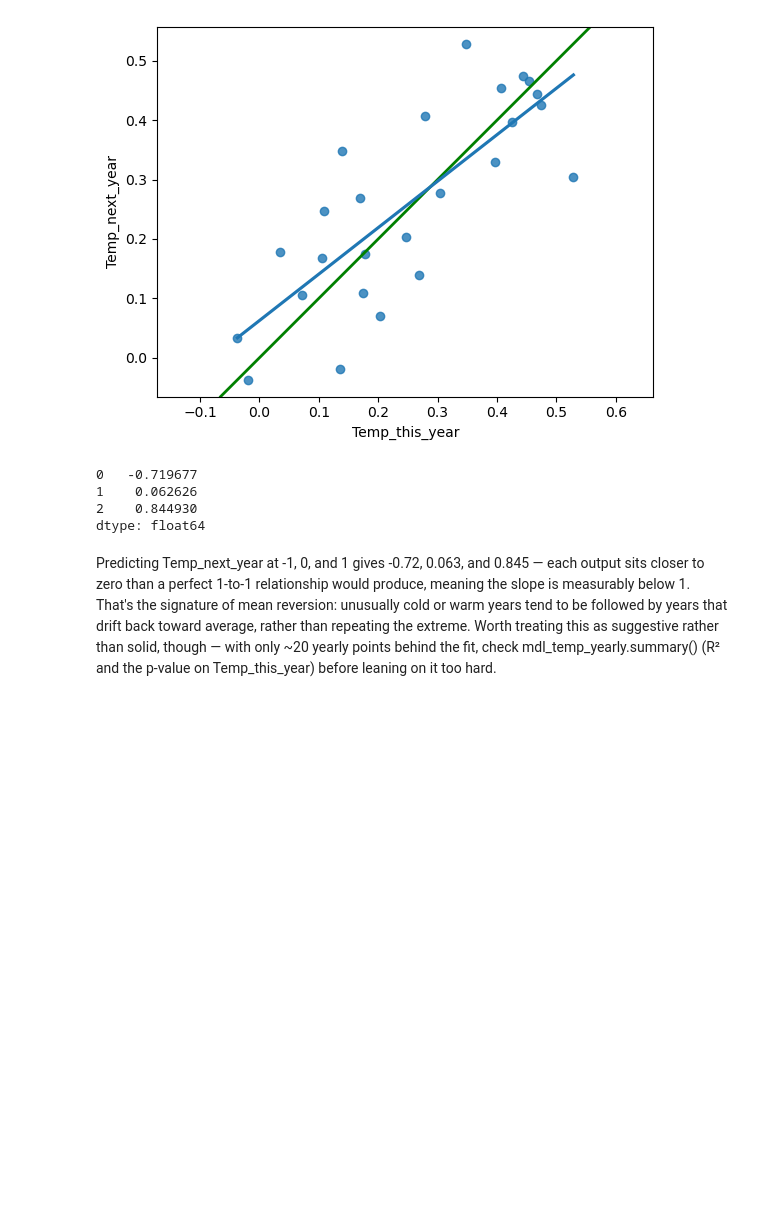
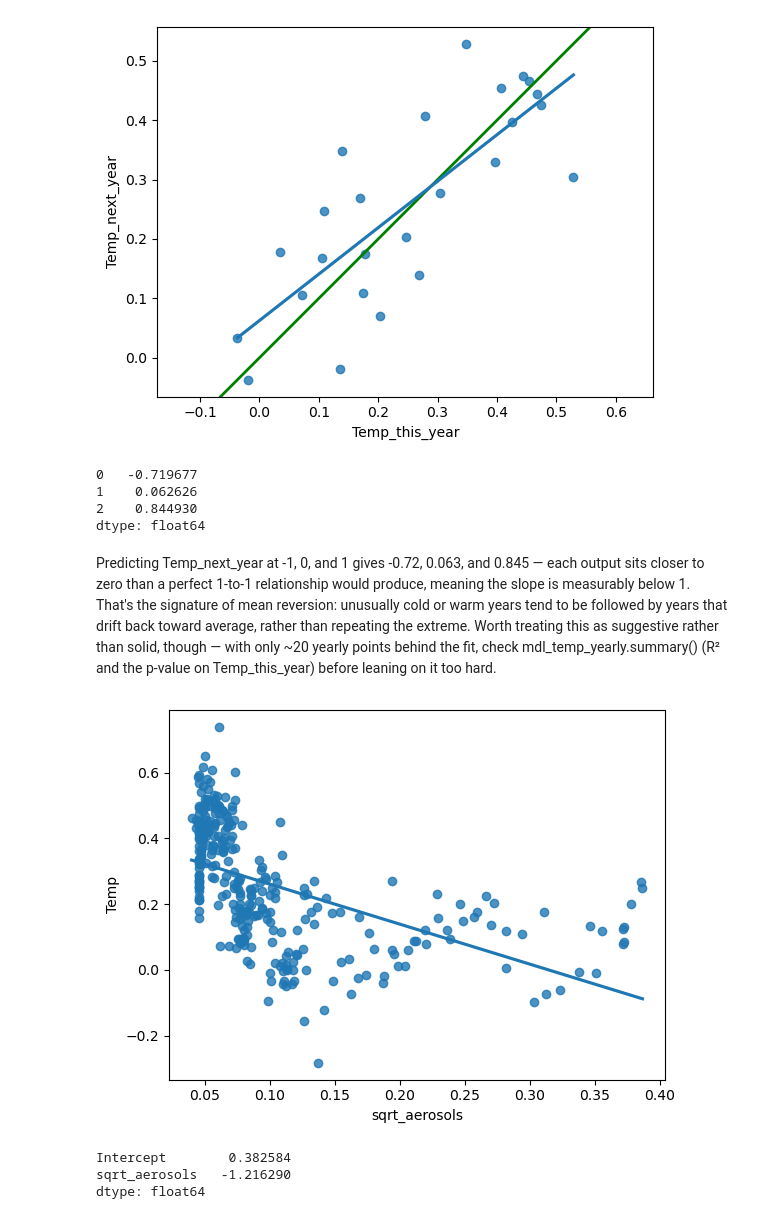
Before and after one commit to saalssall/Statistics_In_Python, a Jupyter notebook: Regression_statsmodel_1.ipynb, the cells around one changed output. Cells and saved outputs as stored; diff of their text form; code cells hidden in the pictures; blank space fills up the shorter version.

```diff
--- a/Regression_statsmodel_1.ipynb
+++ b/Regression_statsmodel_1.ipynb
@@ -354,3 +354,26 @@ print(mdl_temp_yearly.predict(explanatory_data))
 dtype: float64
 # %% [markdown]
 Predicting Temp_next_year at -1, 0, and 1 gives -0.72, 0.063, and 0.845 — each output sits closer to zero than a perfect 1-to-1 relationship would produce, meaning the slope is measurably below 1. That's the signature of mean reversion: unusually cold or warm years tend to be followed by years that drift back toward average, rather than repeating the extreme. Worth treating this as suggestive rather than solid, though — with only ~20 yearly points behind the fit, check mdl_temp_yearly.summary() (R² and the p-value on Temp_this_year) before leaning on it too hard.
+# %%
+# Create sqrt_aerosols
+climate_df["sqrt_aerosols"] = np.sqrt(climate_df["Aerosols"])
+
+plt.figure()
+# Plot using the transformed variable
+sns.regplot(x='sqrt_aerosols', y='Temp', data=climate_df, ci=None)
+plt.show()
+# %% [output]
+[figure, added]
+# %%
+# Create sqrt_aerosols
+climate_df["sqrt_aerosols"] = np.sqrt(climate_df["Aerosols"])
+
+# Run a linear regression of Temp vs. square root of Aerosols using climate_df
+mdl_temp_vs_aerosols = ols("Temp ~ sqrt_aerosols", data=climate_df).fit()
+
+# Print the parameters
+print(mdl_temp_vs_aerosols.params)
+# %% [output]
+Intercept        0.382584
+sqrt_aerosols   -1.216290
+dtype: float64
```
Also changed, not shown: parts of 5 cells of this notebook.
